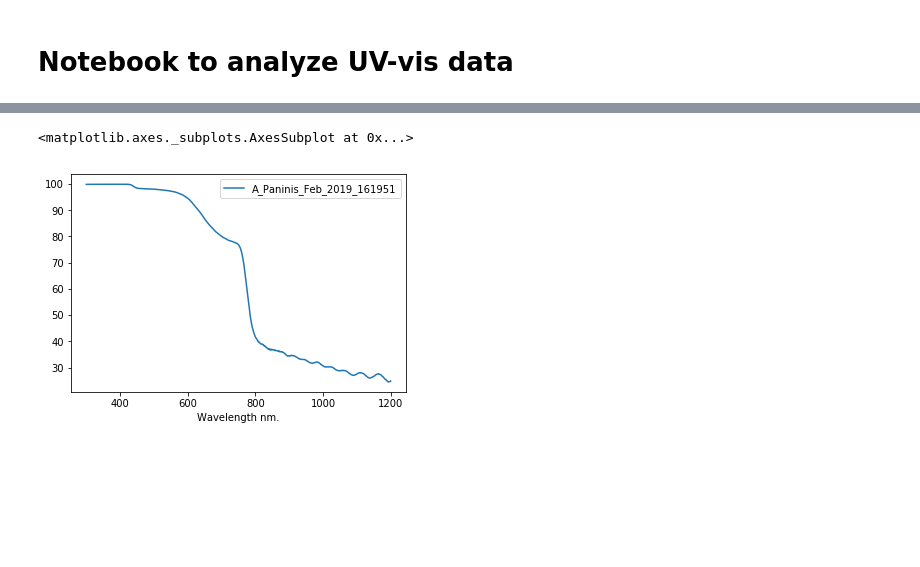
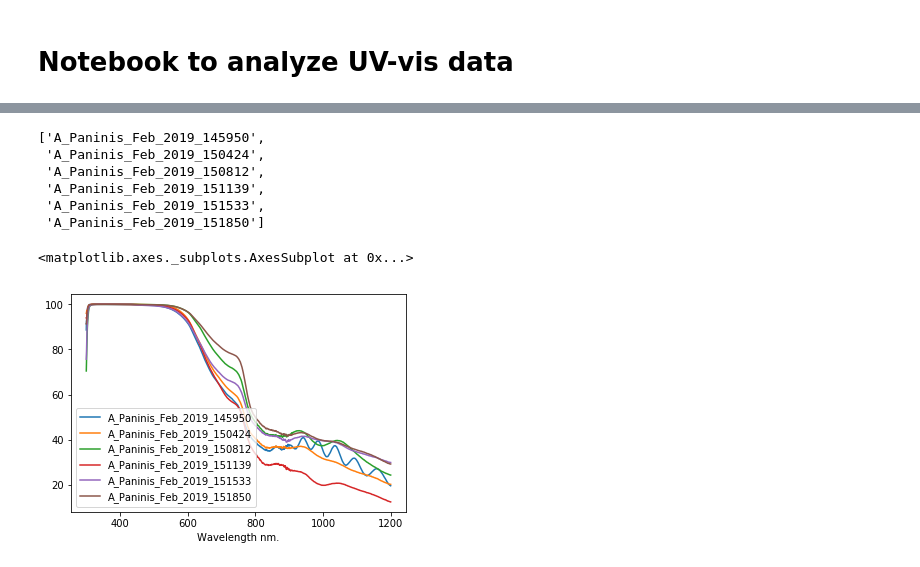
Before and after one commit to orlando-trejo/Dasgroupta, a Jupyter notebook: UV-vis-2.ipynb, the cells around one changed output, grey strips where cells are left out. Drawn from its saved outputs; the diff is of its cells as text; code cells hidden in the pictures; blank space fills up the shorter version.

```diff
--- a/UV-vis-2.ipynb
+++ b/UV-vis-2.ipynb
@@ -44,8 +37,17 @@ len(columns)
-# %%
-data.plot(x=columns[0], y=columns[3])
-#data.plot(x=columns[0], y=[columns[10], columns[11],
-                           #columns[12], columns[13]])
-# %% [output]
-<matplotlib.axes._subplots.AxesSubplot at 0x...>
-[figure, removed]
+# %%
+list(columns)[8:14]
+a_columns = list(columns)[(len(sub_columns)+2):(len(sub_columns)*2+2)]
+a_columns
+# %% [output]
+['A_Paninis_Feb_2019_145950',
+ 'A_Paninis_Feb_2019_150424',
+ 'A_Paninis_Feb_2019_150812',
+ 'A_Paninis_Feb_2019_151139',
+ 'A_Paninis_Feb_2019_151533',
+ 'A_Paninis_Feb_2019_151850']
+# %%
+data.plot(x=columns[0], y=a_columns)
+# %% [output]
+<matplotlib.axes._subplots.AxesSubplot at 0x...>
+[figure, added]
 # %%
```
Also changed, not shown: parts of 16 cells of this notebook, 2 other files.
